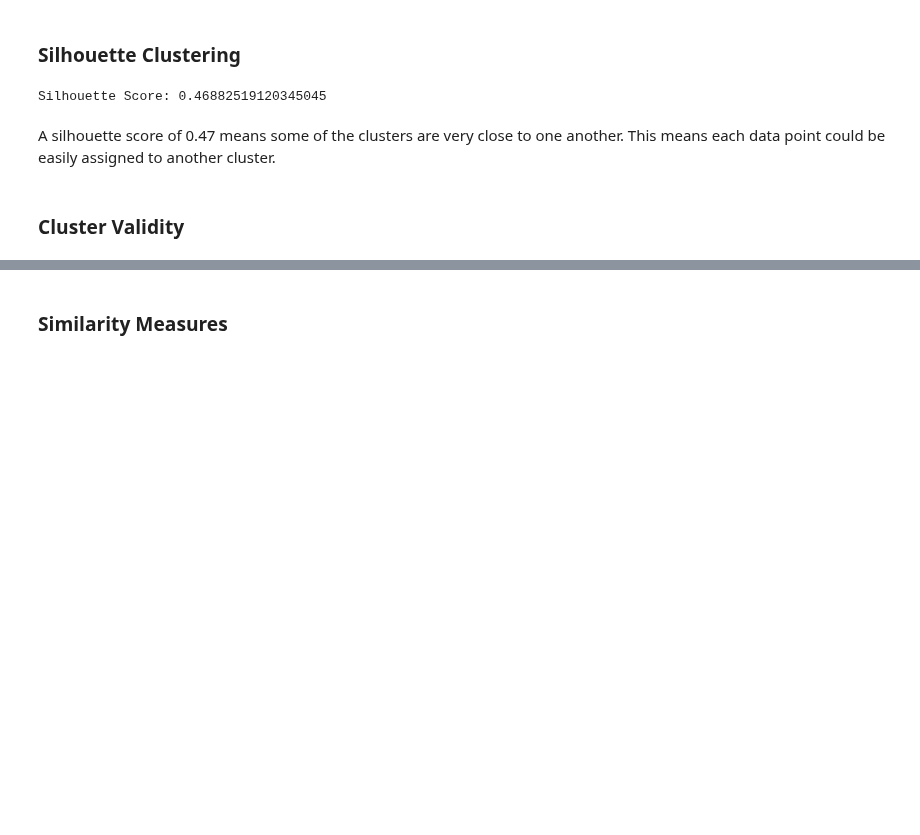
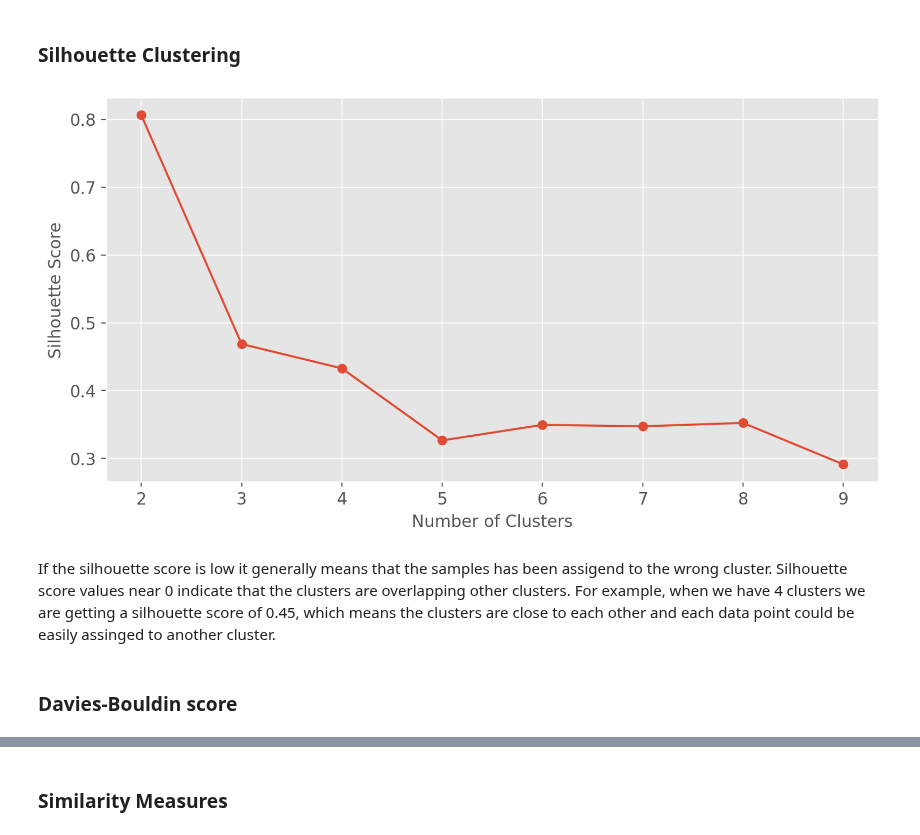
Before and after one commit to AAMAB/F21DL, a Jupyter notebook: Group17 DMML.ipynb, the cells around one changed output, grey strips where cells are left out. Saved outputs shown, nothing was run; the diff lists cells and outputs as text; code cells hidden in the pictures; blank space fills up the shorter version.

```diff
--- a/Group17 DMML.ipynb
+++ b/Group17 DMML.ipynb
@@ -1331,17 +1331,26 @@ plt.scatter(pokemon_pca[:,0], pokemon_pca[:,1], c=cluster2.labels_)
 # %%
 from sklearn.cluster import KMeans
 from sklearn.metrics import silhouette_score
 from sklearn.model_selection import train_test_split
 
-X_train, X_test, y_train, y_test = train_test_split(pokemon_x, pokemon_y, test_size=0.33, shuffle=True)
+slist = []
+for k in range(2,10):
+    kmeans = KMeans(n_clusters = k)
+    kmeans.fit_predict(pokemon_x)
+    score = silhouette_score(pokemon_x, kmeans.labels_, metric = 'euclidean')
+    slist.append(score)
 
-kmeans = KMeans(n_clusters = 3)
-kmeans.fit_predict(X_train)
-score = silhouette_score(X_train, kmeans.labels_, metric = 'euclidean')
-print("Silhouette Score:", score)
+
+# Generate the silhouette plot
+fig = plt.subplots(figsize = (10,5))
+plt.plot([2,3,4,5,6,7,8,9], slist, 'o-')
+plt.xlabel('Number of Clusters')
+plt.ylabel('Silhouette Score')
+plt.grid(True)
+plt.show()
 # %% [output]
-Silhouette Score: 0.46882519120345045
+[figure, added]
 # %% [markdown]
-A silhouette score of 0.47 means some of the clusters are very close to one another. This means each data point could be easily assigned to another cluster.
+If the silhouette score is low it generally means that the samples has been assigend to the wrong cluster. Silhouette score values near 0 indicate that the clusters are overlapping other clusters. For example, when we have 4 clusters we are getting a silhouette score of 0.45, which means the clusters are close to each other and each data point could be easily assinged to another cluster.
 # %% [markdown]
-### Cluster Validity
+###  Davies-Bouldin score
```
Also changed, not shown: parts of 25 cells of this notebook, 1 other file.
